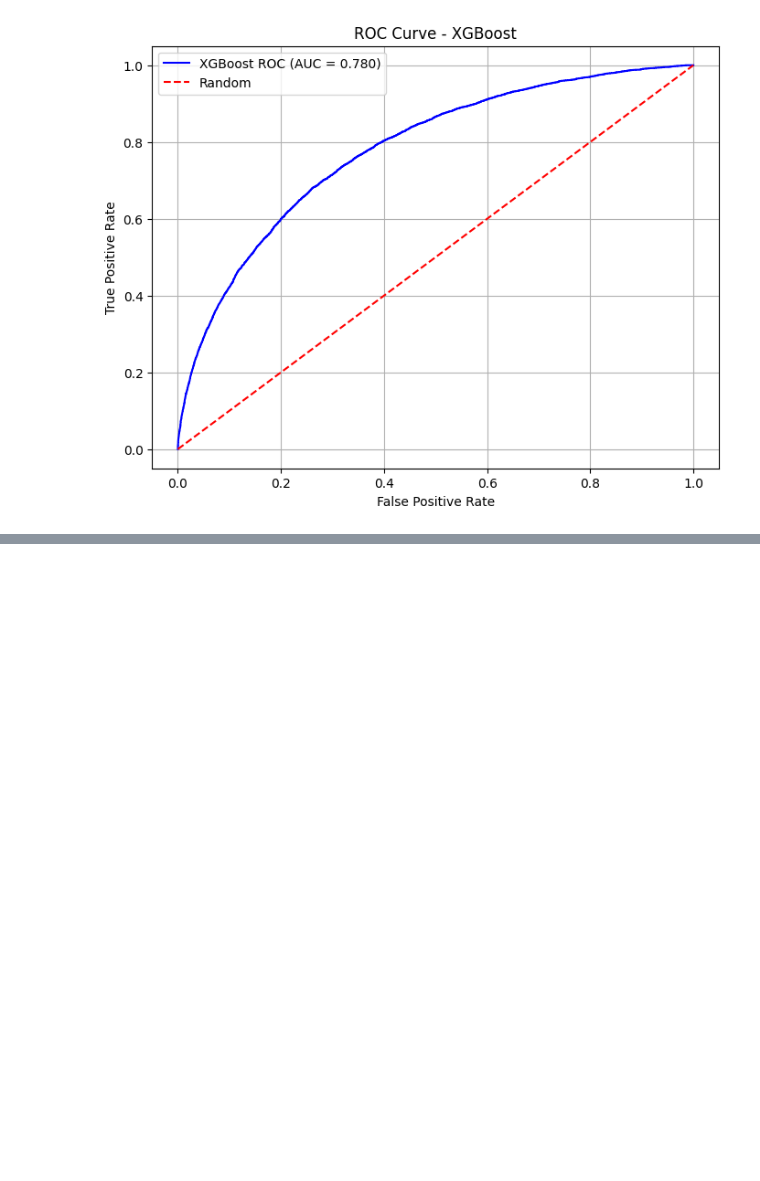
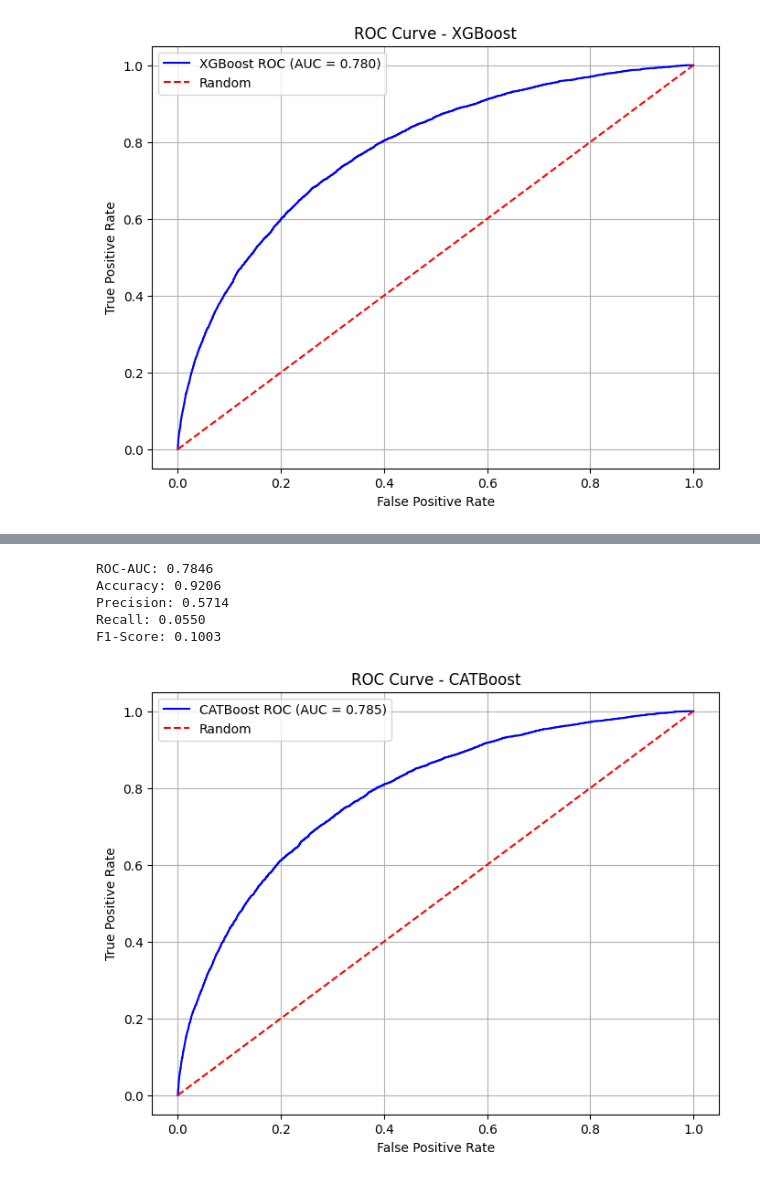
Before and after one commit to malakhovs04/Home-Credit-Default-Risk, a Jupyter notebook: model.ipynb, the cells around one changed output, grey strips where cells are left out. Cells and saved outputs as stored; diff of their text form; code cells hidden in the pictures; blank space fills up the shorter version.

```diff
--- a/model.ipynb
+++ b/model.ipynb
@@ -128,17 +170,7 @@ plt.show()
 # %% [markdown]
 алгоритм XGBoost
 # %%
-xgb_model = XGBClassifier(
-    n_estimators=200,
-    max_depth=6,
-    learning_rate=0.1,
-    subsample=0.8,
-    colsample_bytree=0.8,
-    random_state=42,
-    eval_metric='logloss',
-    verbosity=0
-)
-
+xgb_model = XGBClassifier(random_state=42)
 xgb_model.fit(X_train_encoded, y_train)
 # %% [output]
 XGBClassifier(base_score=None, booster=None, callbacks=None,
@@ -189,3 +220,7 @@ plt.grid(True)
 plt.show()
 # %% [output]
 [figure]
+# %%
+
+cat_model = CatBoostClassifier()
+cat_model.fit(X_train_encoded, y_train)
@@ -191,0 +246,36 @@ plt.show()
+# %%
+y_pred_cat_proba = cat_model.predict_proba(X_val_encoded)[:, 1]
+y_pred_cat = (y_pred_cat_proba >= 0.5).astype(int)
+# %%
+cat_auc = roc_auc_score(y_val, y_pred_cat_proba)
+cat_accuracy = accuracy_score(y_val, y_pred_cat)
+cat_precision = precision_score(y_val, y_pred_cat)
+cat_recall = recall_score(y_val, y_pred_cat)
+cat_f1 = f1_score(y_val, y_pred_cat)
+
+print(f"ROC-AUC: {cat_auc:.4f}")
+print(f"Accuracy: {cat_accuracy:.4f}")
+print(f"Precision: {cat_precision:.4f}")
+print(f"Recall: {cat_recall:.4f}")
+print(f"F1-Score: {cat_f1:.4f}")
+# %% [output]
+ROC-AUC: 0.7846
+Accuracy: 0.9206
+Precision: 0.5714
+Recall: 0.0550
+F1-Score: 0.1003
+# %%
+fpr_cat, tpr_cat, _ = roc_curve(y_val, y_pred_cat_proba)
+roc_auc_cat = auc(fpr_cat, tpr_cat)
+
+plt.figure(figsize=(8, 6))
+plt.plot(fpr_cat, tpr_cat, 'b-', label=f'CATBoost ROC (AUC = {roc_auc_cat:.3f})')
+plt.plot([0, 1], [0, 1], 'r--', label='Random')
+plt.xlabel('False Positive Rate')
+plt.ylabel('True Positive Rate')
+plt.title('ROC Curve - CATBoost')
+plt.legend()
+plt.grid(True)
+plt.show()
+# %% [output]
+[figure, added]
```
Also changed, not shown: parts of 12 cells of this notebook.
